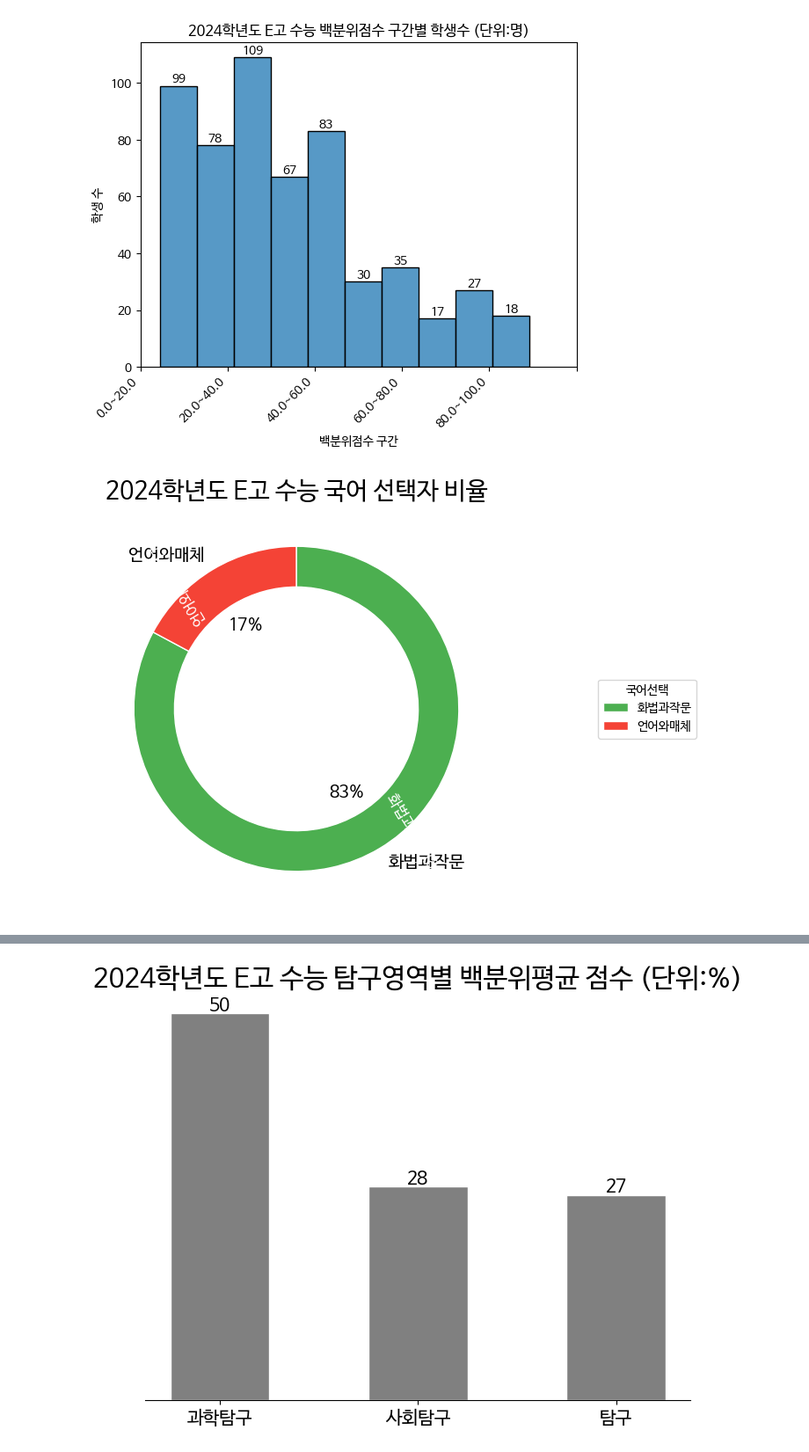
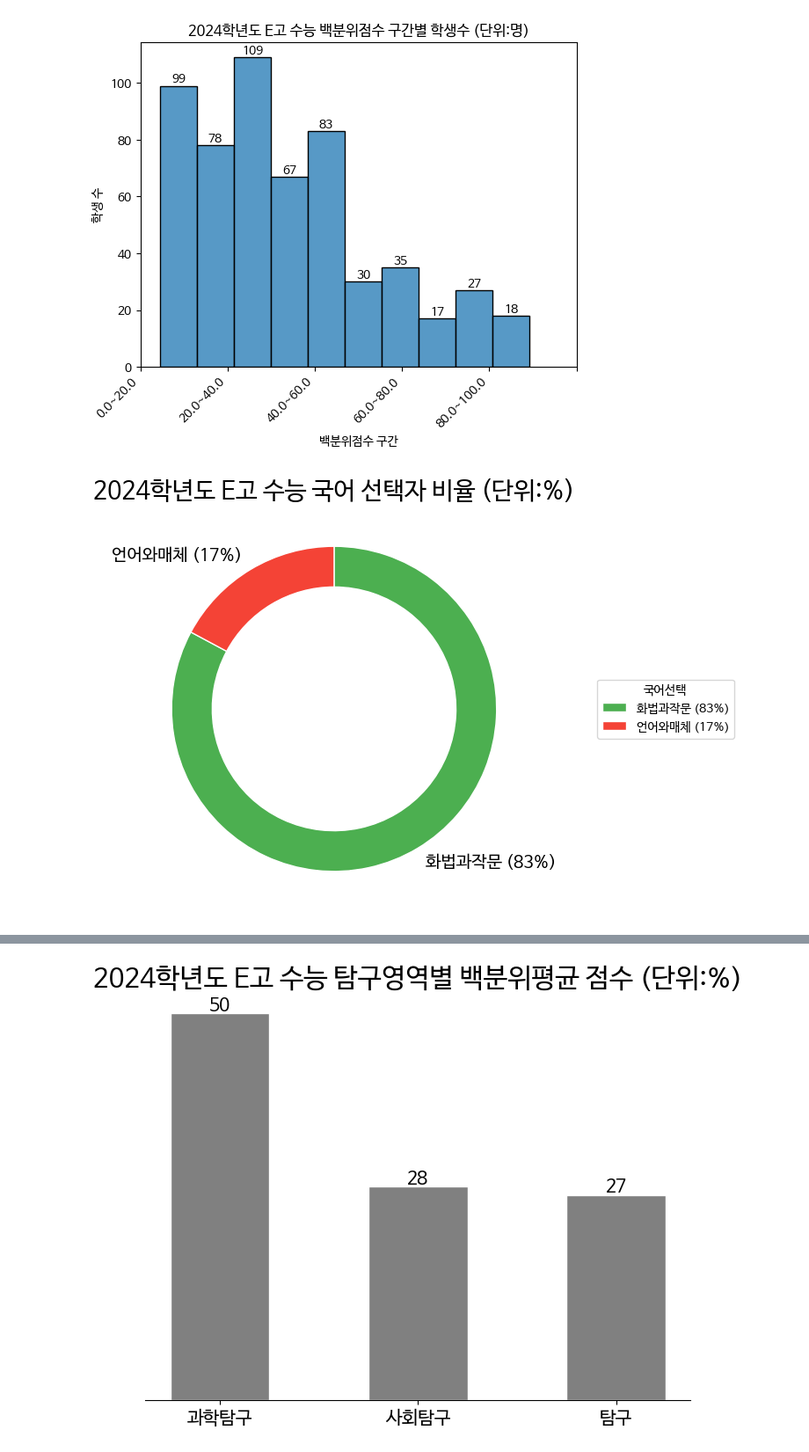
Before and after one commit to ecloguehwang/HSS, a Jupyter notebook: 합불자료정리C_은평고2024.ipynb, the cells around one changed output, grey strips where cells are left out. Shown at 88% size. Saved outputs shown, nothing was run; the diff lists cells and outputs as text; code cells hidden in the pictures.

```diff
--- a/합불자료정리C_은평고2024.ipynb
+++ b/합불자료정리C_은평고2024.ipynb
@@ -63,50 +89,38 @@ plt.show()
 # %% [output]
 [figure]
 # %%
-#국어 선택자 비율 자동산출
+#62. 국어 선택자 비율
 
 import pandas as pd
 import matplotlib.pyplot as plt
 import numpy as np
 
-
-##  데이터 부르기
+## 데이터 부르기
 path = '/content/drive/MyDrive/python/habbul/'
 df = pd.read_excel(f'{path}eunpyeong_2024_habbul.xlsx')
-
 
 # Calculate the percentage of each variable in the '탐구영역' column
 df_tamgu_count = df['국어_국어영역'].value_counts()
 df_tamgu_pct = df_tamgu_count / df_tamgu_count.sum() * 100
 
-
 # Define colors for each variable
 colors = ['#4CAF50', '#F44336', '#2196F3', '#FFEB3B']
-#colors = ['#4CAF50', '#F44336', '#2196F3']
-
 
 # Create a figure and axis object
 fig, ax = plt.subplots(figsize=(8, 6))
 
-# Create a list of unique identifier values based on the length of the df_tamgu_pct list
-ids = list(range(len(df_tamgu_pct)))
+# Create labels that include both the category name and percentage
+labels_with_pct = [f'{label} ({pct:.0f}%)' for label, pct in zip(df_tamgu_count.index, df_tamgu_pct)]
 
-# Create a half doughnut plot with unique identifier values for each wedge
-wedges, labels, _ = ax.pie(df_tamgu_pct, colors=colors, wedgeprops={'width': 0.25, 'edgecolor': 'white', 'linewidth': 1}, autopct='%1.0f%%', startangle=90, counterclock=False, labels=df_tamgu_pct.index, textprops={'fontsize': 14})
-
-# Add text labels with percentage values
-for w, l, i in zip(wedges, labels, ids):
-    ang = (w.theta2 - w.theta1) / 2. + w.theta1
-    x, y = np.cos(np.deg2rad(ang)), np.sin(np.deg2rad(ang))
-    x *= 1.5
-    ax.annotate(f'{l.get_text()} ({df_tamgu_pct[i]:.1f}%)', xy=(x, y), va='center', ha='center', fontsize=12, color='white', rotation=ang, rotation_mode='anchor', gid=i)
+# Create a half doughnut plot with labels and percentage in the labels
+wedges, labels = ax.pie(df_tamgu_pct, colors=colors, wedgeprops={'width': 0.25, 'edgecolor': 'white', 'linewidth': 1}, startangle=90, counterclock=False, labels=labels_with_pct, textprops={'fontsize': 14})
 
 # Add a title and legend
 ax.set_title('2024학년도 E고 수능 국어 선택자 비율 (단위:%)', fontsize=20)
 ax.legend(title='국어선택', loc='center right', bbox_to_anchor=(1, 0, 0.5, 1))
 
 # Show the plot
 plt.show()
 # %% [output]
-[figure, old version]
+[figure, new version]
 # %%
```
Also changed, not shown: parts of 19 cells of this notebook.
